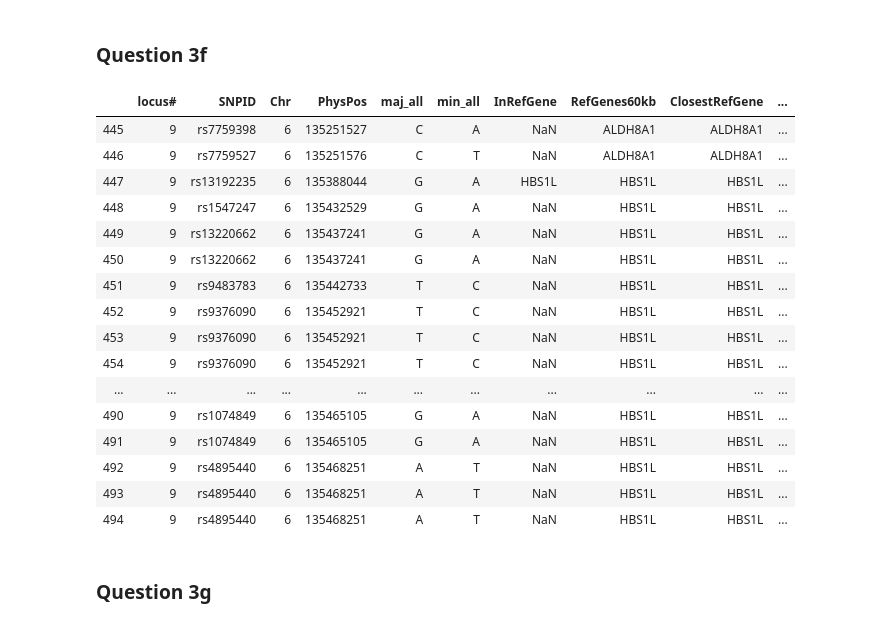
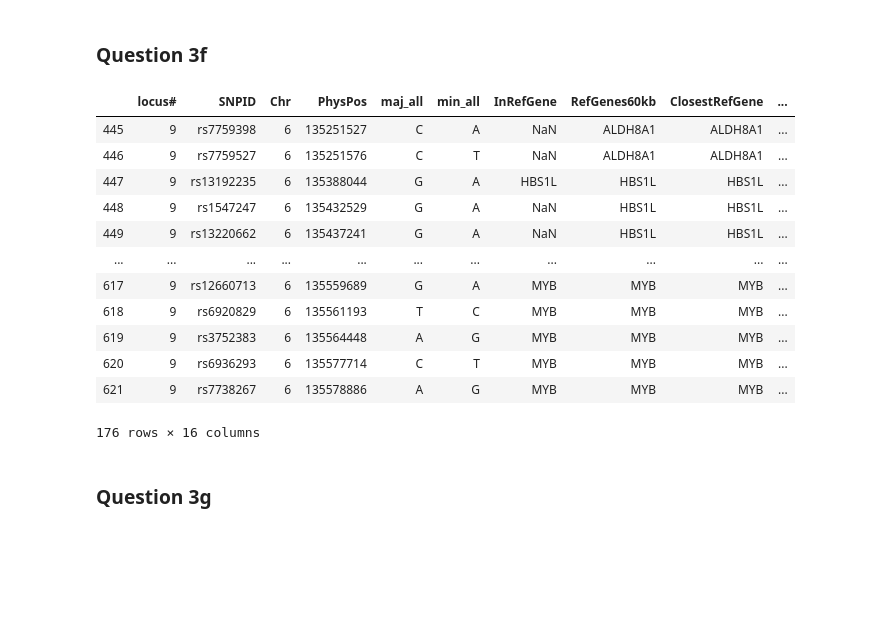
Before and after one commit to CArellG/humbio51, a Jupyter notebook: Weekly Assignments/HUMBIO51 Weekly Assignment 8-SOLUTIONS.ipynb, the cells around one changed output. Drawn from its saved outputs; the diff is of its cells as text; code cells hidden in the pictures; blank space fills up the shorter version.

```diff
--- a/Weekly Assignments/HUMBIO51 Weekly Assignment 8-SOLUTIONS.ipynb
+++ b/Weekly Assignments/HUMBIO51 Weekly Assignment 8-SOLUTIONS.ipynb
@@ -264,9 +273,10 @@ ganesh.head()
 # %%
 #Now that you have viewed the .csv file, adjust the skiprows and the header argument to make
 #the row with locus#, SNIPID, Chr ... the header and to skip any rows above that.
-## BEGIN SOLUTION
-ganesh=pd.read_csv("Ganesh_Nat_Genetics_2009_PMID_19862010_ng.466-S2.csv",skiprows=2,header=0)
-##END SOLUTION
+## BEGIN SOLUTION ##
+ganesh=pd.read_csv("Ganesh_Nat_Genetics_2009_PMID_19862010_ng.466-S2.csv",header=0,sep=',',skiprows=2)
+
+## END SOLUTION ##
 # %% [markdown]
 ### Question 3d
 # %%
@@ -285,34 +295,30 @@ ganesh.head()
 ### Question 3e
 # %%
 #Make a subset of the dataframe from question 3d with just the SNPs in locus# 9
-## BEGIN SOLUTION
-loc9_snps=ganesh[ganesh['locus#']==9]
-##END SOLUTION
+## BEGIN SOLUTION ##
+locus_9=ganesh[ganesh['locus#']==9]
+## END SOLUTION ##
 # %% [markdown]
 ### Question 3f
 # %%
 #View the output of 3f
-## BEGIN SOLUTION
-loc9_snps.head(50)
-##END SOLUTION
+## BEGIN SOLUTION ##
+locus_9
+## END SOLUTION ##
 # %% [output]
 |  | locus# | SNPID | Chr | PhysPos | maj_all | min_all | InRefGene | RefGenes60kb | ClosestRefGene | ... |
 | 445 | 9 | rs7759398 | 6 | 135251527 | C | A | NaN | ALDH8A1 | ALDH8A1 | ... |
 | 446 | 9 | rs7759527 | 6 | 135251576 | C | T | NaN | ALDH8A1 | ALDH8A1 | ... |
 | 447 | 9 | rs13192235 | 6 | 135388044 | G | A | HBS1L | HBS1L | HBS1L | ... |
 | 448 | 9 | rs1547247 | 6 | 135432529 | G | A | NaN | HBS1L | HBS1L | ... |
 | 449 | 9 | rs13220662 | 6 | 135437241 | G | A | NaN | HBS1L | HBS1L | ... |
-| 450 | 9 | rs13220662 | 6 | 135437241 | G | A | NaN | HBS1L | HBS1L | ... |
-| 451 | 9 | rs9483783 | 6 | 135442733 | T | C | NaN | HBS1L | HBS1L | ... |
-| 452 | 9 | rs9376090 | 6 | 135452921 | T | C | NaN | HBS1L | HBS1L | ... |
-| 453 | 9 | rs9376090 | 6 | 135452921 | T | C | NaN | HBS1L | HBS1L | ... |
-| 454 | 9 | rs9376090 | 6 | 135452921 | T | C | NaN | HBS1L | HBS1L | ... |
 | ... | ... | ... | ... | ... | ... | ... | ... | ... | ... | ... |
-| 490 | 9 | rs1074849 | 6 | 135465105 | G | A | NaN | HBS1L | HBS1L | ... |
-| 491 | 9 | rs1074849 | 6 | 135465105 | G | A | NaN | HBS1L | HBS1L | ... |
-| 492 | 9 | rs4895440 | 6 | 135468251 | A | T | NaN | HBS1L | HBS1L | ... |
-| 493 | 9 | rs4895440 | 6 | 135468251 | A | T | NaN | HBS1L | HBS1L | ... |
-| 494 | 9 | rs4895440 | 6 | 135468251 | A | T | NaN | HBS1L | HBS1L | ... |
+| 617 | 9 | rs12660713 | 6 | 135559689 | G | A | MYB | MYB | MYB | ... |
+| 618 | 9 | rs6920829 | 6 | 135561193 | T | C | MYB | MYB | MYB | ... |
+| 619 | 9 | rs3752383 | 6 | 135564448 | A | G | MYB | MYB | MYB | ... |
+| 620 | 9 | rs6936293 | 6 | 135577714 | C | T | MYB | MYB | MYB | ... |
+| 621 | 9 | rs7738267 | 6 | 135578886 | A | G | MYB | MYB | MYB | ... |
+176 rows × 16 columns
 # %% [markdown]
 ### Question 3g
 # %%
```
Also changed, not shown: parts of 24 cells of this notebook, 1 other file.
